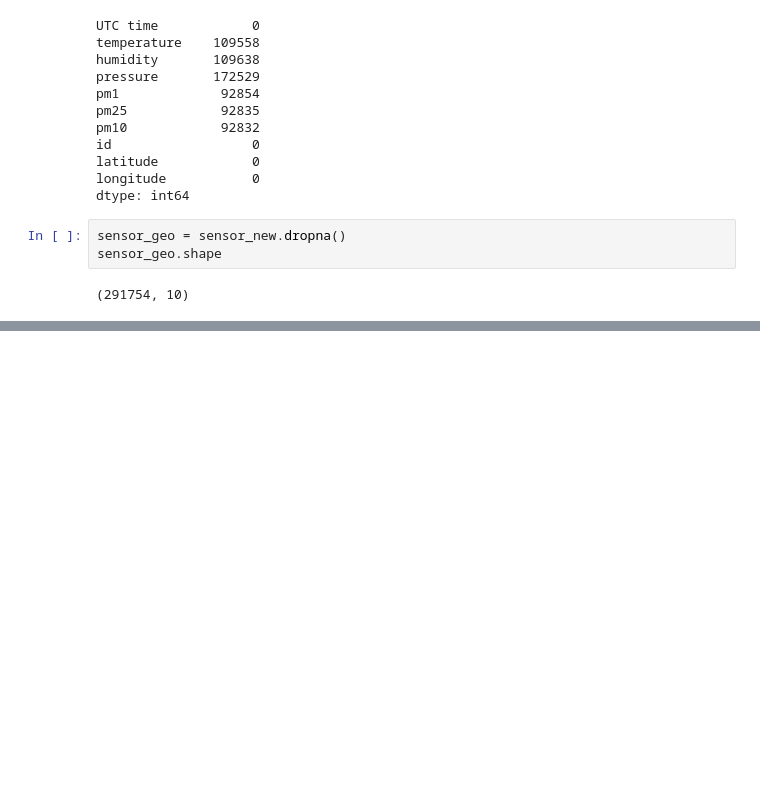
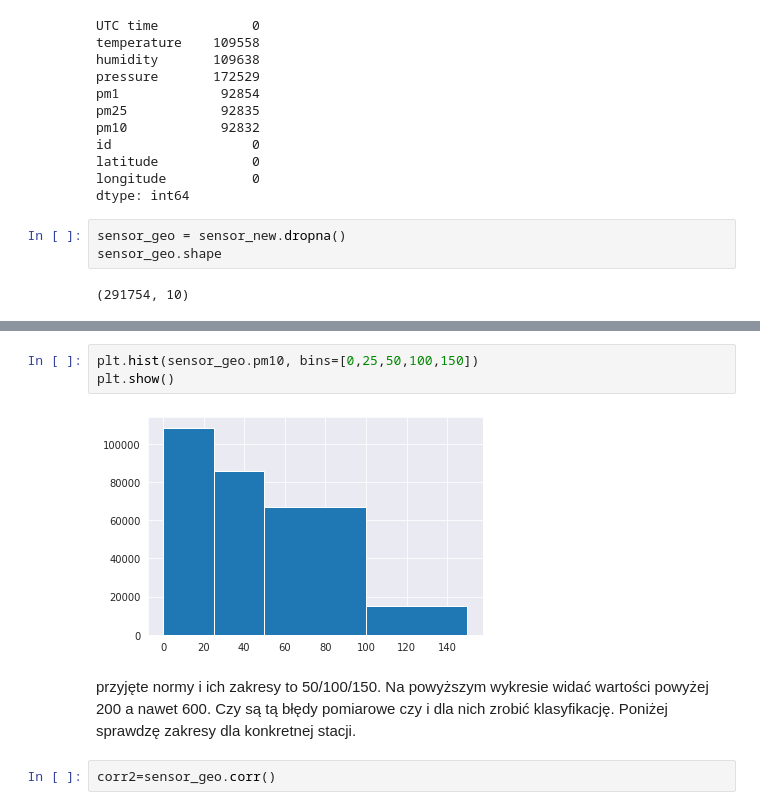
Before and after one commit to Joanna0512/smog_krakowski, a Jupyter notebook: smog_w_krakowie.ipynb, the cells around one changed output, grey strips where cells are left out. Drawn from its saved outputs; the diff is of its cells as text; blank space fills up the shorter version.

```diff
--- a/smog_w_krakowie.ipynb
+++ b/smog_w_krakowie.ipynb
@@ -303,0 +468,9 @@ sensor_geo.head()
+# %%
+plt.hist(sensor_geo.pm10, bins=[0,25,50,100,150])
+plt.show()
+# %% [output]
+[figure, added]
+# %% [markdown]
+przyjęte normy i ich zakresy to 50/100/150. Na powyższym wykresie widać wartości powyżej 200 a nawet 600. Czy są tą błędy pomiarowe czy i dla nich zrobić klasyfikację. Poniżej sprawdzę zakresy dla konkretnej stacji.
+# %%
+corr2=sensor_geo.corr()
```
Also changed, not shown: parts of 41 cells of this notebook.
